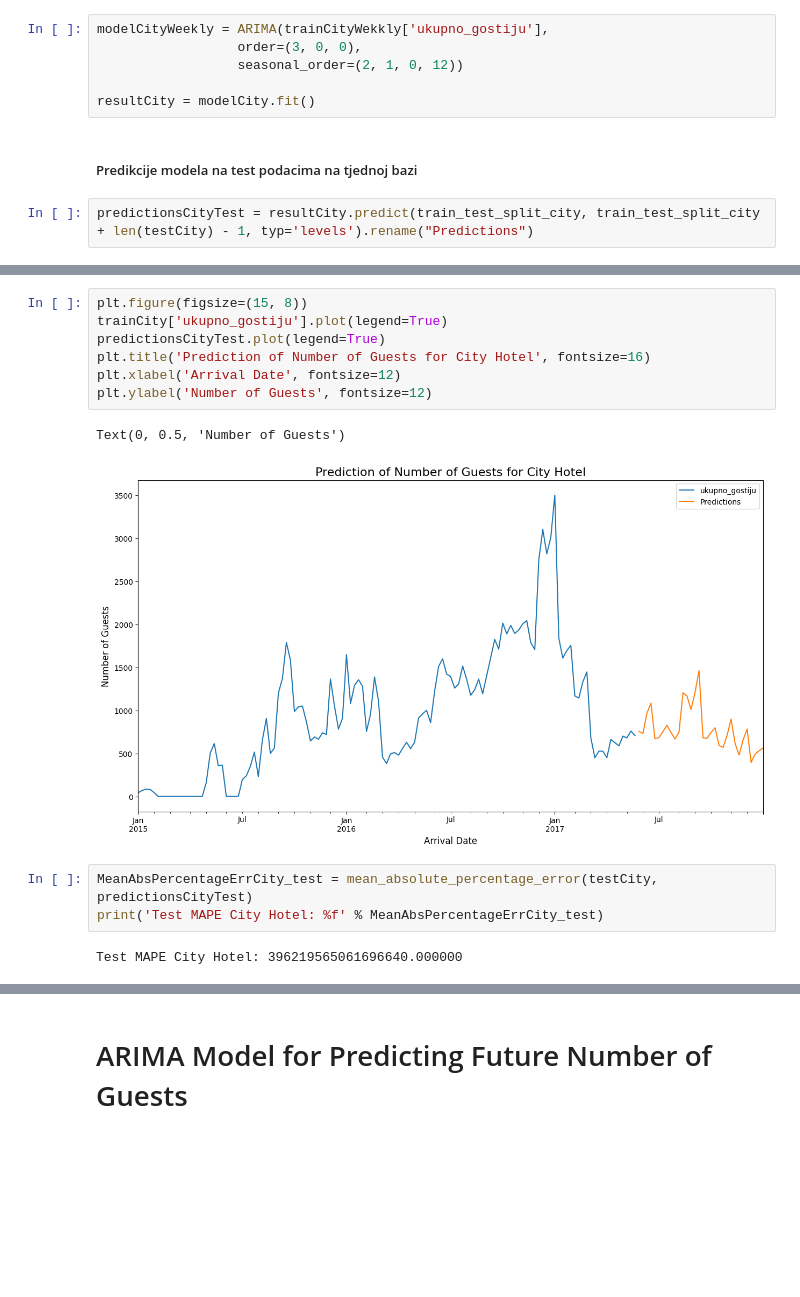
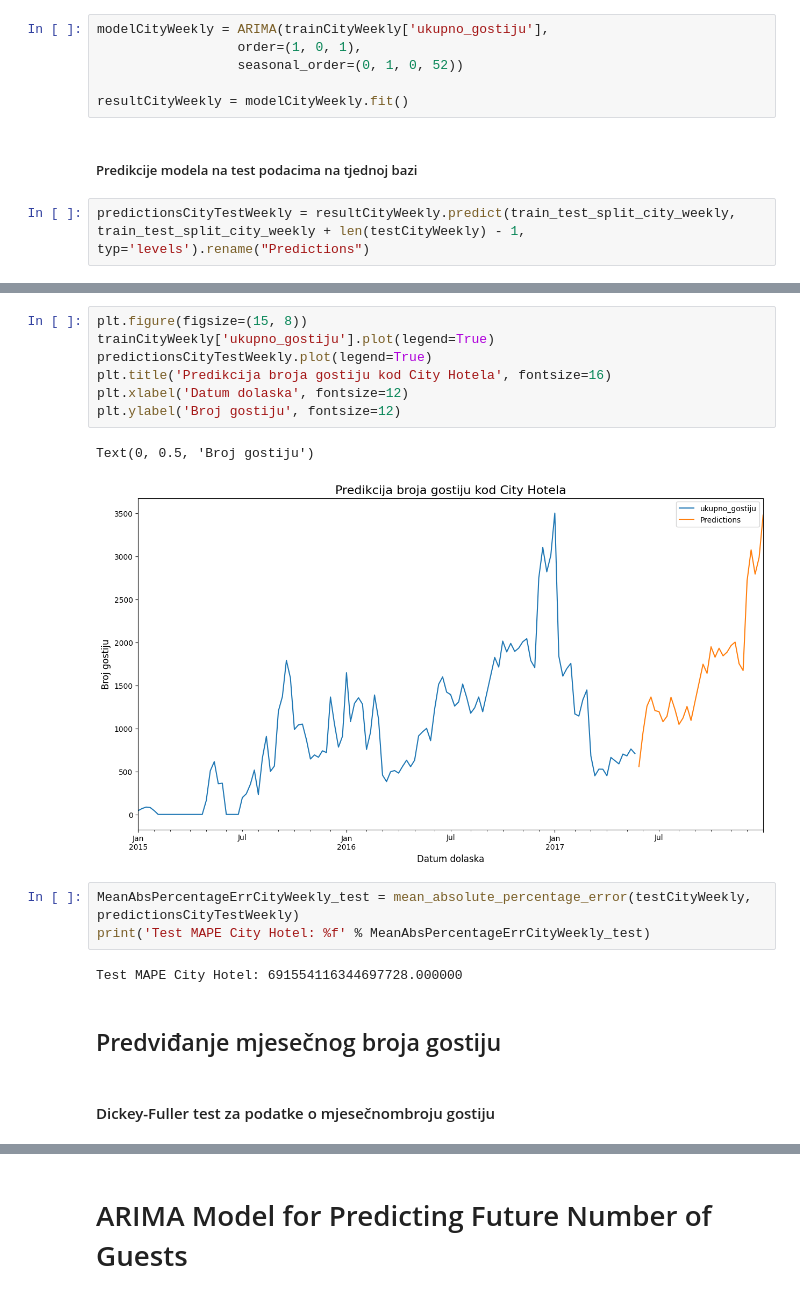
Before and after one commit to MarkoHaralovic/Prediction-of-Hotel-Occupancy, a Jupyter notebook: prediction-of-hotel-occupancy/notebooks/ARIMA_occupancy_prediction.ipynb, the cells around one changed output, grey strips where cells are left out. Cells and saved outputs as stored; diff of their text form; blank space fills up the shorter version.

```diff
--- a/prediction-of-hotel-occupancy/notebooks/ARIMA_occupancy_prediction.ipynb
+++ b/prediction-of-hotel-occupancy/notebooks/ARIMA_occupancy_prediction.ipynb
@@ -587,11 +599,11 @@ Warnings:
 # %%
-modelCityWeekly = ARIMA(trainCityWekkly['ukupno_gostiju'],
-                  order=(3, 0, 0),
-                  seasonal_order=(2, 1, 0, 12))
+modelCityWeekly = ARIMA(trainCityWeekly['ukupno_gostiju'],
+                  order=(1, 0, 1),
+                  seasonal_order=(0, 1, 0, 52))
 
-resultCity = modelCity.fit()
+resultCityWeekly = modelCityWeekly.fit()
 # %% [markdown]
 ##### Predikcije modela na test podacima na tjednoj bazi
 # %%
-predictionsCityTest = resultCity.predict(train_test_split_city, train_test_split_city + len(testCity) - 1, typ='levels').rename("Predictions")
+predictionsCityTestWeekly = resultCityWeekly.predict(train_test_split_city_weekly, train_test_split_city_weekly + len(testCityWeekly) - 1, typ='levels').rename("Predictions")
 # %% [markdown]
@@ -611,15 +623,19 @@ Text(0, 0.5, 'Number of Guests')
 # %%
 plt.figure(figsize=(15, 8))
-trainCity['ukupno_gostiju'].plot(legend=True)
-predictionsCityTest.plot(legend=True)
-plt.title('Prediction of Number of Guests for City Hotel', fontsize=16)
-plt.xlabel('Arrival Date', fontsize=12)
-plt.ylabel('Number of Guests', fontsize=12)
+trainCityWeekly['ukupno_gostiju'].plot(legend=True)
+predictionsCityTestWeekly.plot(legend=True)
+plt.title('Predikcija broja gostiju kod City Hotela', fontsize=16)
+plt.xlabel('Datum dolaska', fontsize=12)
+plt.ylabel('Broj gostiju', fontsize=12)
 # %% [output]
-Text(0, 0.5, 'Number of Guests')
+Text(0, 0.5, 'Broj gostiju')
-[figure, old version]
+[figure, new version]
 # %%
-MeanAbsPercentageErrCity_test = mean_absolute_percentage_error(testCity, predictionsCityTest)
-print('Test MAPE City Hotel: %f' % MeanAbsPercentageErrCity_test)
+MeanAbsPercentageErrCityWeekly_test = mean_absolute_percentage_error(testCityWeekly, predictionsCityTestWeekly)
+print('Test MAPE City Hotel: %f' % MeanAbsPercentageErrCityWeekly_test)
 # %% [output]
-Test MAPE City Hotel: 396219565061696640.000000
+Test MAPE City Hotel: 691554116344697728.000000
+# %% [markdown]
+## Predviđanje mjesečnog broja gostiju
+# %% [markdown]
+#### Dickey-Fuller test za podatke o mjesečnombroju gostiju
```
Also changed, not shown: parts of 31 cells of this notebook.
